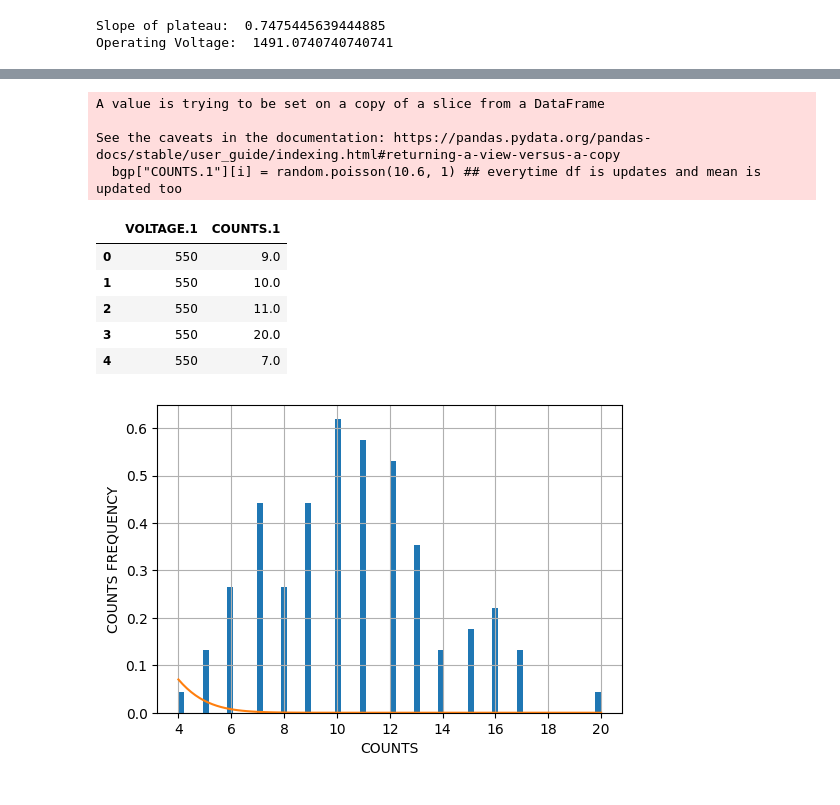
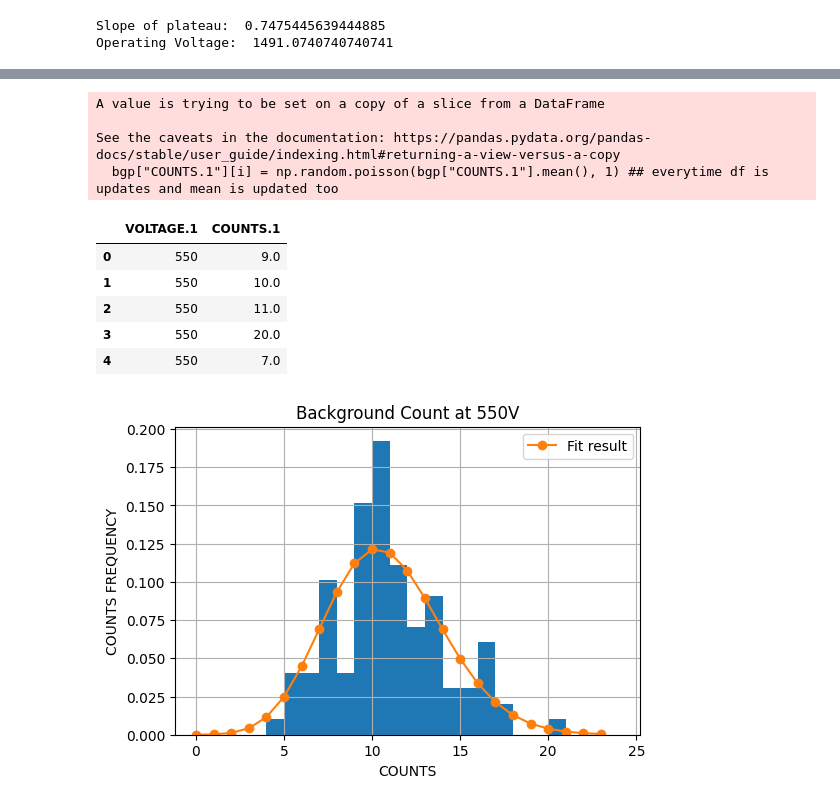
Before and after one commit to dev-aditya/my_codes, a Jupyter notebook: PHY411/gm_counter.ipynb, the cells around one changed output, grey strips where cells are left out. Cells and saved outputs as stored; diff of their text form; code cells hidden in the pictures.

Commit message:
Updated "Background poission"distribution

```diff
--- a/PHY411/gm_counter.ipynb
+++ b/PHY411/gm_counter.ipynb
@@ -59,12 +61,14 @@ Operating Voltage:  1491.0740740740741
 # %%
+bgp = bg.iloc[:, 3:]
+
 for i in range(50, len(bgp["COUNTS.1"])):
-    bgp["COUNTS.1"][i] = random.poisson(10.6, 1) ## everytime df is updates and mean is updated too
+    bgp["COUNTS.1"][i] = np.random.poisson(bgp["COUNTS.1"].mean(), 1) ## everytime df is updates and mean is updated too
 bgp.head()
 # %% [output]
 A value is trying to be set on a copy of a slice from a DataFrame
 
 See the caveats in the documentation: https://pandas.pydata.org/pandas-docs/stable/user_guide/indexing.html#returning-a-view-versus-a-copy
-  bgp["COUNTS.1"][i] = random.poisson(10.6, 1) ## everytime df is updates and mean is updated too
+  bgp["COUNTS.1"][i] = np.random.poisson(bgp["COUNTS.1"].mean(), 1) ## everytime df is updates and mean is updated too
 |  | VOLTAGE.1 | COUNTS.1 |
 | 0 | 550 | 9.0 |
 | 1 | 550 | 10.0 |
@@ -73,21 +77,30 @@ See the caveats in the documentation: https://pandas.pydata.org/pandas-docs/stab
 | 4 | 550 | 7.0 |
 # %%
 plt.figure(figsize=[6,4])
-(n, bins, patches) = plt.hist(bgp["COUNTS.1"], bins=70, density=True)
+
+bins = np.arange(25)
+(n, bins, patches) = plt.hist(bgp["COUNTS.1"], bins=bins, density=True)
 
 def poiss(x, mu): ## n = counts, mu = mean
     return mu**x * np.exp(-mu) / factorial(x)
 
+bin_middles = 0.5 * (bins[1:] + bins[:-1])
 
-(mu, params) = optimize.curve_fit(poiss, bins[:-1], n)
+(mu, params) = optimize.curve_fit(poiss, bin_middles, n)
 
-x = np.linspace(bins.min(), bins.max(), 100)
+x_plot = np.arange(0, bin_middles.max())
 
-plt.plot(x, poiss(x, mu[0]))
-
+plt.plot(
+    x_plot,
+    poiss(x_plot, *mu),
+    marker='o', linestyle='-',
+    label='Fit result',
+)
+plt.legend()
+plt.title("Background Count at 550V")
 plt.ylabel("COUNTS FREQUENCY")
 plt.xlabel("COUNTS")
 plt.grid()
 plt.show()
 # %% [output]
-[figure, old version]
+[figure, new version]
```
Also changed, not shown: parts of 9 cells of this notebook.
